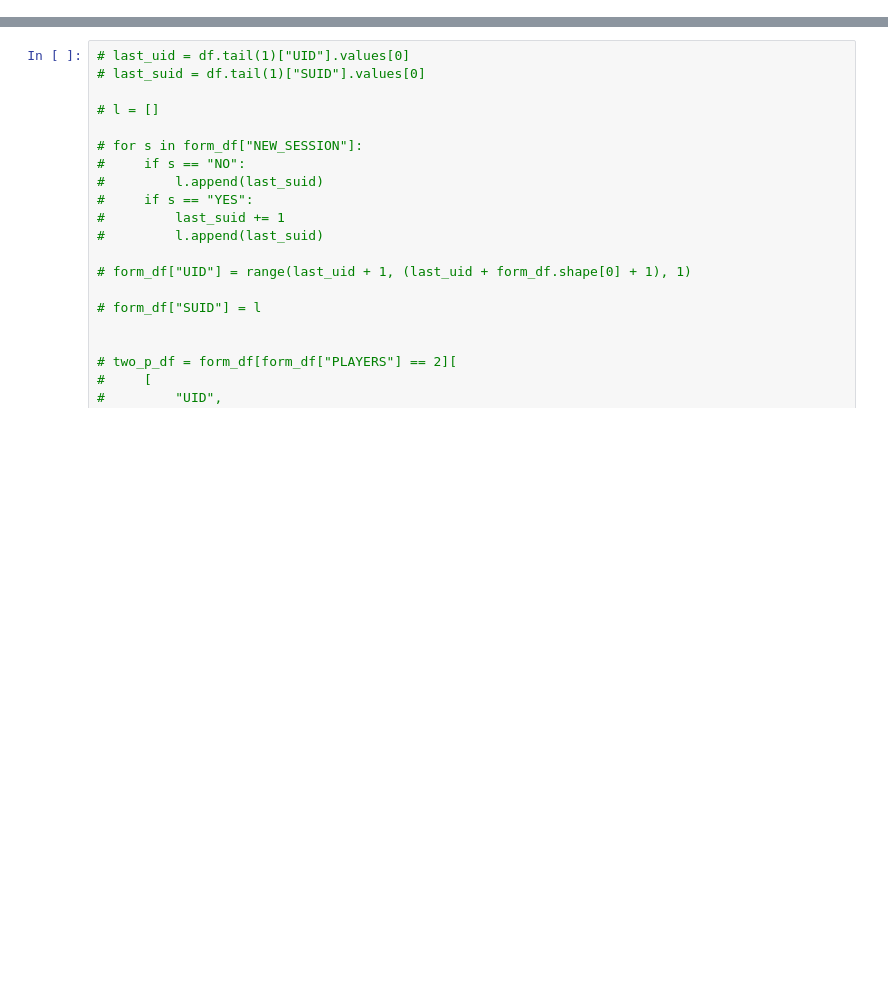
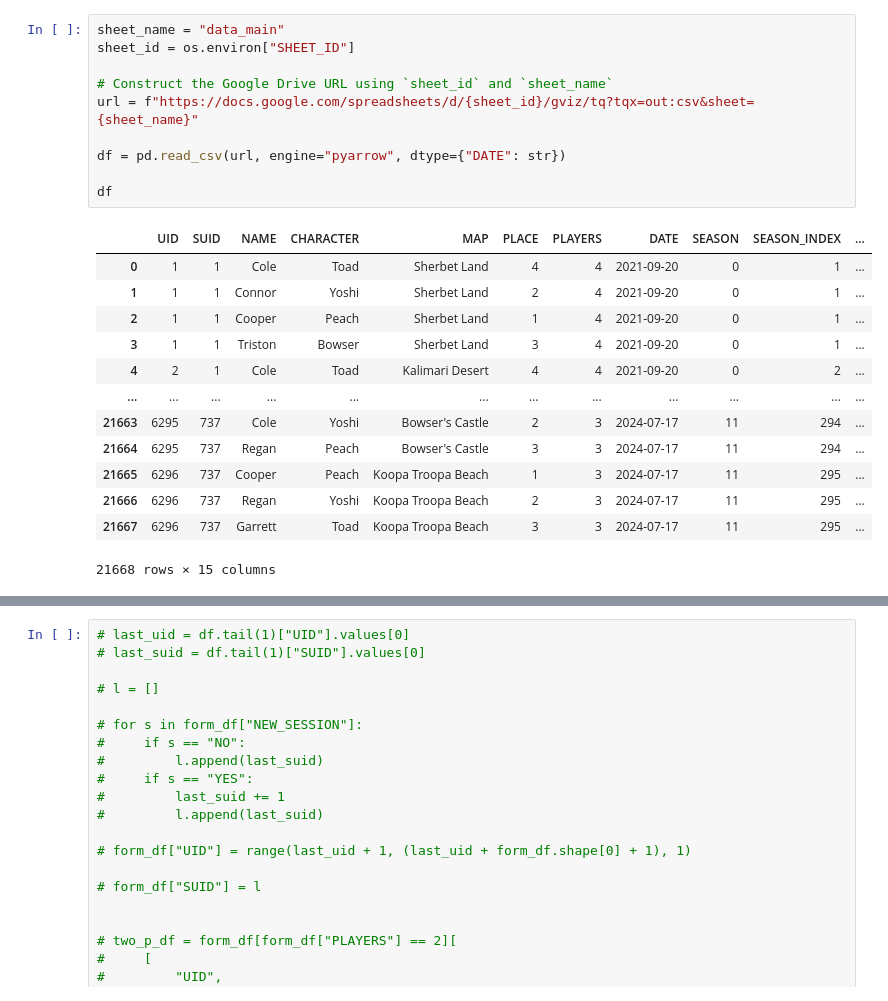
Before and after one commit to c-goodman/mkstream, a Jupyter notebook: notebooks/form_data.ipynb, the cells around one changed output, grey strips where cells are left out. Cells and saved outputs as stored; diff of their text form; blank space fills up the shorter version.

```diff
--- a/notebooks/form_data.ipynb
+++ b/notebooks/form_data.ipynb
@@ -29,2 +46,26 @@ form_df
+# %%
+sheet_name = "data_main"
+sheet_id = os.environ["SHEET_ID"]
+
+# Construct the Google Drive URL using `sheet_id` and `sheet_name`
+url = f"https://docs.google.com/spreadsheets/d/{sheet_id}/gviz/tq?tqx=out:csv&sheet={sheet_name}"
+
+df = pd.read_csv(url, engine="pyarrow", dtype={"DATE": str})
+
+df
+# %% [output]
+|  | UID | SUID | NAME | CHARACTER | MAP | PLACE | PLAYERS | DATE | SEASON | SEASON_INDEX | ... |
+| 0 | 1 | 1 | Cole | Toad | Sherbet Land | 4 | 4 | 2021-09-20 | 0 | 1 | ... |
+| 1 | 1 | 1 | Connor | Yoshi | Sherbet Land | 2 | 4 | 2021-09-20 | 0 | 1 | ... |
+| 2 | 1 | 1 | Cooper | Peach | Sherbet Land | 1 | 4 | 2021-09-20 | 0 | 1 | ... |
+| 3 | 1 | 1 | Triston | Bowser | Sherbet Land | 3 | 4 | 2021-09-20 | 0 | 1 | ... |
+| 4 | 2 | 1 | Cole | Toad | Kalimari Desert | 4 | 4 | 2021-09-20 | 0 | 2 | ... |
+| ... | ... | ... | ... | ... | ... | ... | ... | ... | ... | ... | ... |
+| 21663 | 6295 | 737 | Cole | Yoshi | Bowser's Castle | 2 | 3 | 2024-07-17 | 11 | 294 | ... |
+| 21664 | 6295 | 737 | Regan | Peach | Bowser's Castle | 3 | 3 | 2024-07-17 | 11 | 294 | ... |
+| 21665 | 6296 | 737 | Cooper | Peach | Koopa Troopa Beach | 1 | 3 | 2024-07-17 | 11 | 295 | ... |
+| 21666 | 6296 | 737 | Regan | Yoshi | Koopa Troopa Beach | 2 | 3 | 2024-07-17 | 11 | 295 | ... |
+| 21667 | 6296 | 737 | Garrett | Toad | Koopa Troopa Beach | 3 | 3 | 2024-07-17 | 11 | 295 | ... |
+21668 rows × 15 columns
 # %%
 df = load_data_pd(
```
Also changed, not shown: parts of 9 cells of this notebook, 3 other files.
